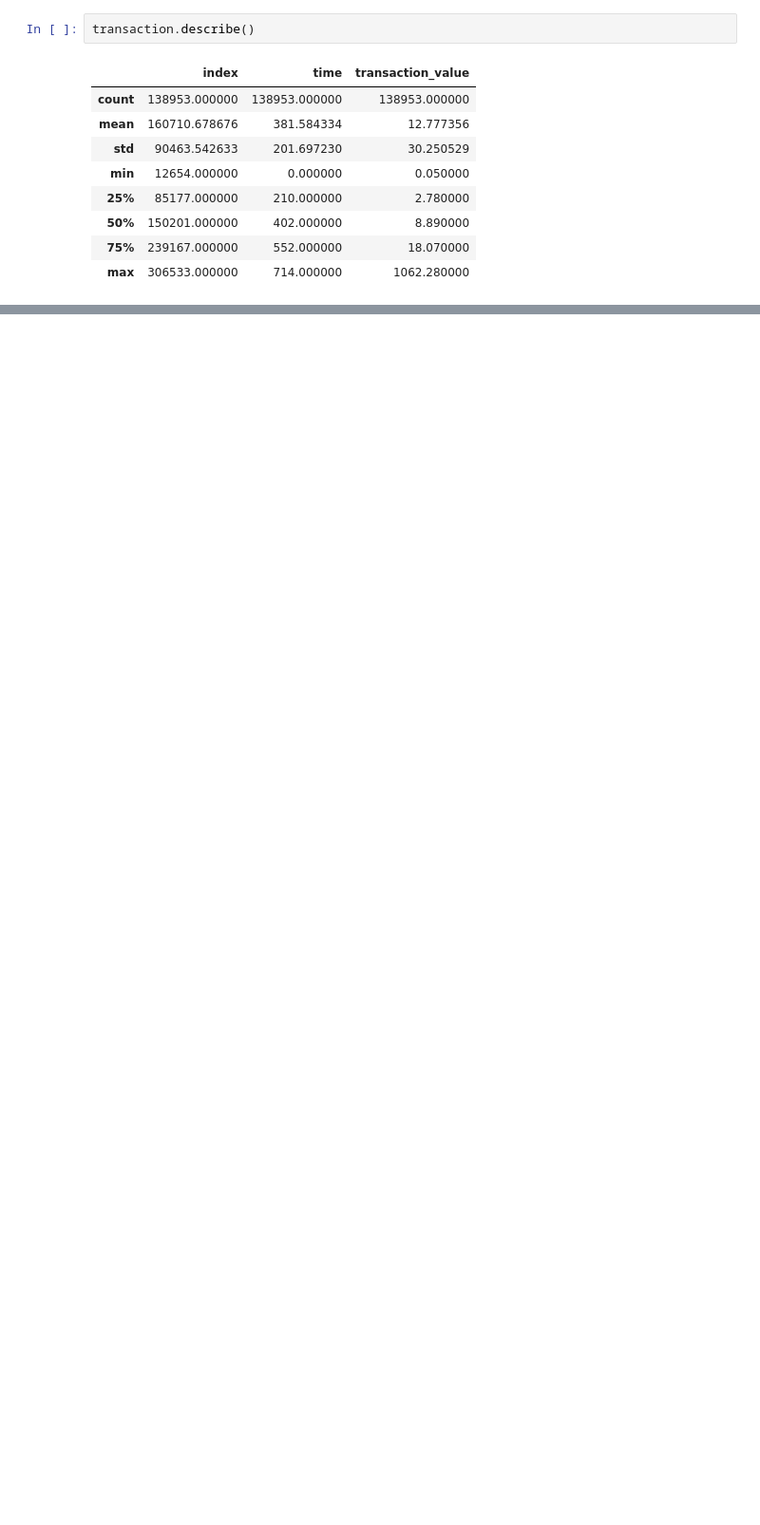
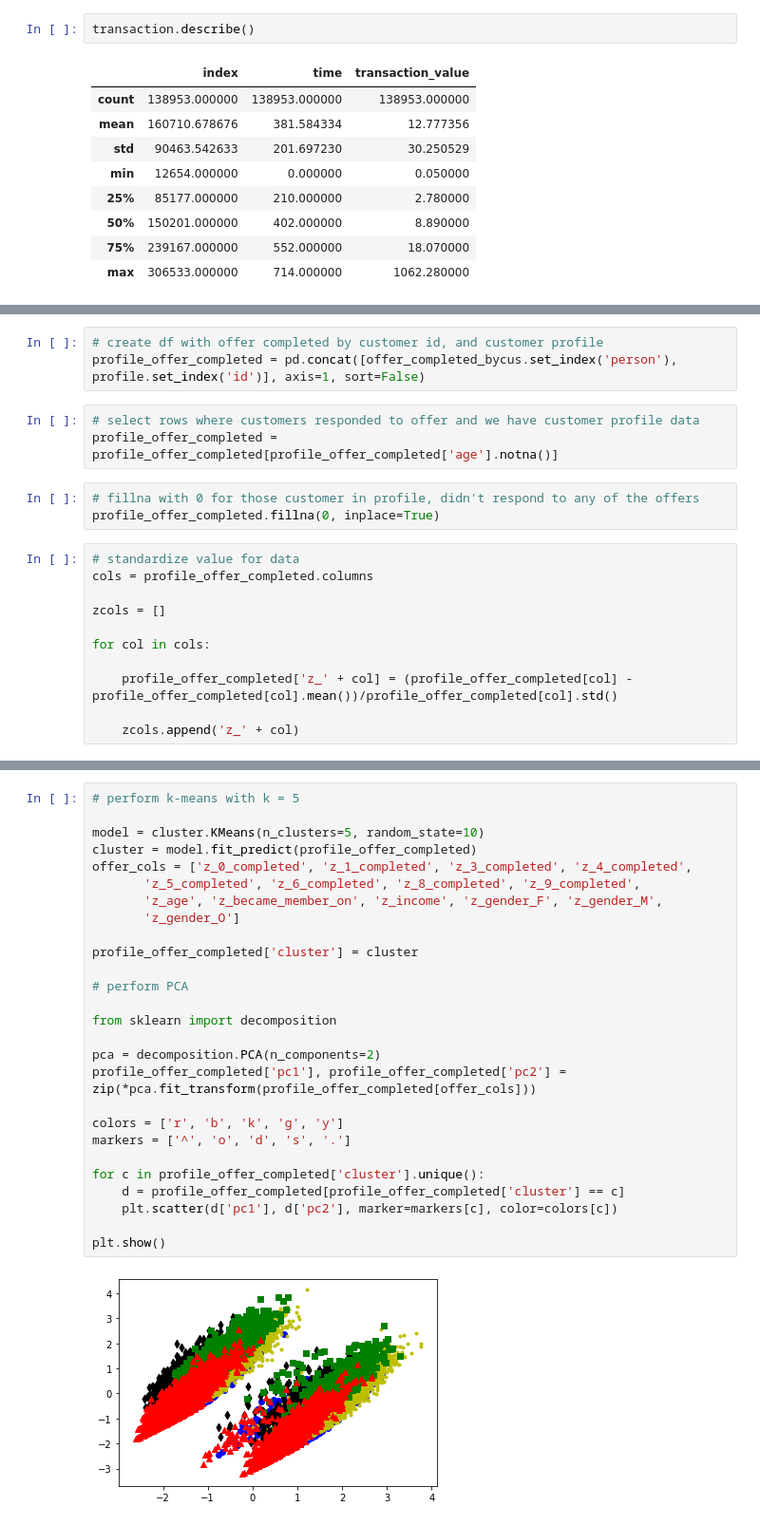
Before and after one commit to sandytat03/starbucks_dsnd_project, a Jupyter notebook: Starbucks_Capstone_notebook.ipynb, the cells around one changed output, grey strips where cells are left out. Shown: that part at 95% size. Drawn from its saved outputs; the diff is of its cells as text; blank space fills up the shorter version.

Commit message:
Notebook update - k-means cluster exloratory

```diff
--- a/Starbucks_Capstone_notebook.ipynb
+++ b/Starbucks_Capstone_notebook.ipynb
@@ -673,0 +327,20 @@ income: 65053.00
+# %%
+# create df with offer completed by customer id, and customer profile
+profile_offer_completed = pd.concat([offer_completed_bycus.set_index('person'), profile.set_index('id')], axis=1, sort=False)
+# %%
+# select rows where customers responded to offer and we have customer profile data
+profile_offer_completed = profile_offer_completed[profile_offer_completed['age'].notna()]
+# %%
+# fillna with 0 for those customer in profile, didn't respond to any of the offers
+profile_offer_completed.fillna(0, inplace=True)
+# %%
+# standardize value for data
+cols = profile_offer_completed.columns
+
+zcols = []
+
+for col in cols:
+
+    profile_offer_completed['z_' + col] = (profile_offer_completed[col] - profile_offer_completed[col].mean())/profile_offer_completed[col].std()
+
+    zcols.append('z_' + col)
@@ -673,0 +391,29 @@ income: 65053.00
+# %%
+# perform k-means with k = 5
+
+model = cluster.KMeans(n_clusters=5, random_state=10)
+cluster = model.fit_predict(profile_offer_completed)
+offer_cols = ['z_0_completed', 'z_1_completed', 'z_3_completed', 'z_4_completed',
+       'z_5_completed', 'z_6_completed', 'z_8_completed', 'z_9_completed',
+       'z_age', 'z_became_member_on', 'z_income', 'z_gender_F', 'z_gender_M',
+       'z_gender_O']
+
+profile_offer_completed['cluster'] = cluster
+
+# perform PCA
+
+from sklearn import decomposition
+
+pca = decomposition.PCA(n_components=2)
+profile_offer_completed['pc1'], profile_offer_completed['pc2'] = zip(*pca.fit_transform(profile_offer_completed[offer_cols]))
+
+colors = ['r', 'b', 'k', 'g', 'y']
+markers = ['^', 'o', 'd', 's', '.']
+
+for c in profile_offer_completed['cluster'].unique():
+    d = profile_offer_completed[profile_offer_completed['cluster'] == c]
+    plt.scatter(d['pc1'], d['pc2'], marker=markers[c], color=colors[c])
+
+plt.show()
+# %% [output]
+[figure, added]
```
Also changed, not shown: parts of 76 cells of this notebook.
